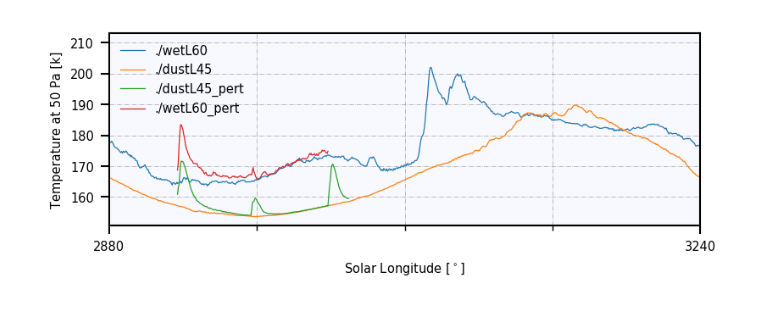
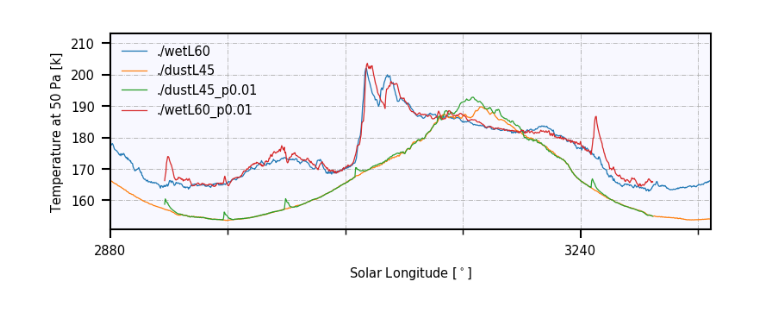
Before and after one commit to sokvisal/marswrf, a Jupyter notebook: model_comparison.ipynb, the cells around one changed output. Cells and saved outputs as stored; diff of their text form; code cells hidden in the pictures.

```diff
--- a/model_comparison.ipynb
+++ b/model_comparison.ipynb
@@ -69,48 +47,52 @@ major_ticks = np.arange(0, 360*10, 360)
 
 def yearly_ls(ls):
     idx = np.where(ls==360)[0]
-    print (idx)
     counter = 1
     for i in np.arange(idx.size-1):
         ls[idx[i]:idx[i+1]] += counter*360
         ls[idx[i]] -= 360
         counter += 1
-    ls[idx[i+1]:] += counter*360
-    ls[idx[i+1]] -= 360
+    if idx.size == 1:
+        i = 0
+        ls[idx[i]:] += counter*360
+        ls[idx[i]] -= 360
+    else:
+        ls[idx[i+1]:] += counter*360
+        ls[idx[i+1]] -= 360
     return ls
 
 # wet data
-filedir = './wetL60_test.nc'
-data = Dataset(filedir,'r')
+filedir_d = './wetL60_test.nc'
+data = Dataset(filedir_d,'r')
 psfcwet = data.variables['PSFC'][:][:,17:20].mean(axis=2).mean(axis=1)
-twet = data.variables['T'][:][:,25:30].mean(axis=1)
+twet = data.variables['T50Pa'][:][:,17:20].mean(axis=2).mean(axis=1)
 ls = data.variables['LS'][:]
 ls = yearly_ls(ls)
 
 # dust data
-filedir = './dustL45_test.nc'
-data = Dataset(filedir,'r')
+filedir_w = './dustL45_test.nc'
+data = Dataset(filedir_w,'r')
 psfcdust = data.variables['PSFC'][:][:,17:20].mean(axis=2).mean(axis=1)
-tdust = data.variables['T'][:][:,25:30].mean(axis=1)
+tdust = data.variables['T50Pa'][:][:,17:20].mean(axis=2).mean(axis=1)
 lsdust = data.variables['LS'][:]
 lsdust = yearly_ls(lsdust)
 
 # dust perturbation high res scale
-filedir = './dustL45_p0.015.nc'
-data = Dataset(filedir,'r')
+filedir_dp = './dustL45_p0.01.nc'
+data = Dataset(filedir_dp,'r')
 psfcdustp = data.variables['PSFC'][:][:,17:20].mean(axis=2).mean(axis=1)
-tdustp = data.variables['T'][:][:,25:30].mean(axis=1)
-lsdustp = data.variables['LS'][:] + 2880
-# lsdustp = yearly_ls(lsdustp)
+tdustp = data.variables['T50Pa'][:][:,17:20].mean(axis=2).mean(axis=1)
+lsdustp = data.variables['LS'][:]
+lsdustp = yearly_ls(lsdustp) + 2880
 
 
 # dust perturbation high res scale
-filedir = './wetL60_p0.015.nc'
-data = Dataset(filedir,'r')
+filedir_wp = './wetL60_p0.01.nc'
+data = Dataset(filedir_wp,'r')
 psfcwetp = data.variables['PSFC'][:][:,17:20].mean(axis=2).mean(axis=1)
-twetp = data.variables['T'][:][:,25:30].mean(axis=1)
-lswetp = data.variables['LS'][:] + 2880
-# lswetp = yearly_ls(lswetp)
+twetp = data.variables['T50Pa'][:][:,17:20].mean(axis=2).mean(axis=1)
+lswetp = data.variables['LS'][:]
+lswetp = yearly_ls(lswetp) + 2880
 
 
 # print (np.where(lsdust==lsdustp[0]), 'test')
@@ -118,29 +100,65 @@ lswetp = data.variables['LS'][:] + 2880
 
 full_arr = 2000
 fig, ax = plt.subplots(figsize=(6,2))
-plot(ls[:], psfcwet[:], label='./wetL60')
-plot(lsdust[:], psfcdust, label='./dustL45')
-plot(lsdustp[:],psfcdustp, label='./dustL45_pert')
-plot(lswetp[:],psfcwetp, label='./wetL60_pert')
+plot(ls[:], psfcwet[:], label=filedir_d.replace('_test.nc',''))
+plot(lsdust[:], psfcdust, label=filedir_w.replace('_test.nc',''))
+plot(lsdustp[:],psfcdustp, label=filedir_dp.replace('.nc',''))
+plot(lswetp[:],psfcwetp, label=filedir_wp.replace('.nc',''))
 ylabel('PSFC [Pa]')
 xlabel('Solar Longitude [$^\circ$]')
 xticks(major_ticks)
-xlim([2880,3240])
+xlim([2880,3340])
 ax.xaxis.set_minor_locator(AutoMinorLocator(4))
 ax.grid(True, which='both')
 ylim([675,475])
 legend()
 
 fig, ax = plt.subplots(figsize=(6,2))
-plot(ls[:], twet[:], label='./wetL60')
-plot(lsdust[:],tdust, label='./dustL45')
-plot(lsdustp[:],tdustp, label='./dustL45_pert')
-plot(lswetp[:],twetp, label='./wetL60_pert')
+plot(ls[:], twet[:], label=filedir_d.replace('_test.nc',''))
+plot(lsdust[:],tdust, label=filedir_w.replace('_test.nc',''))
+plot(lsdustp[:],tdustp, label=filedir_dp.replace('.nc',''))
+plot(lswetp[:],twetp, label=filedir_wp.replace('.nc',''))
 ylabel('Temperature at 50 Pa [k]')
 xlabel('Solar Longitude [$^\circ$]')
 xticks(major_ticks)
-xlim([2880,3240])
+xlim([2880,3340])
 ax.xaxis.set_minor_locator(AutoMinorLocator(4))
 ax.grid(True, which='both')
 legend()
+
+def rmsTimeseries(rawfiledir, pertfiledir, pert):
+
+    data = Dataset(rawfiledir,'r')
+    ls = data.variables['LS'][:]
+    ls = yearly_ls(ls)
+    tsk = data.variables['T50Pa'][:]#[:,17:20].mean(axis=2).mean(axis=1)
+#     psfc = data.variables['PSFC'][:]
+#     zmT = data.variables['T'][:][:,25:30].mean(axis=1)
+
+    data = Dataset(pertfiledir,'r')
+    lsp = data.variables['LS'][:]
+    lsp = yearly_ls(lsp) + 2880
+    tskp = data.variables['T50Pa'][:]#[:,17:20].mean(axis=2).mean(axis=1)
+#     psfcp = data.variables['PSFC'][:]
+#     zmTp = data.variables['T'][:][:,25:30].mean(axis=1)
+
+    idx = np.where(ls==lsp[0])[0][0]
+    idx2 = np.where(ls==lsp[-1])[0][0]
+
+    tsk = tsk[idx:idx2+1]
+    equatorial_rms = np.sqrt(np.abs(tsk**2-tskp**2))[:,17:20].mean(axis=2).mean(axis=1)
+
+    plot(lsp, equatorial_rms, label=pertfiledir.replace('.nc',''))
+    title("RMS Difference @Equatorial @50Pa")
+    ylabel("Temperature [k]")
+    xlabel("Solar Longitude [$^\circ$]")
+    legend()
+
+fig, ax = plt.subplots(figsize=(4,2))
+rmsTimeseries('./dustL45_test.nc', './dustL45_p0.015.nc', "0.01")
+rmsTimeseries('./wetL60_test.nc', './wetL60_p0.015.nc', "0.015")
+
+fig, ax = plt.subplots(figsize=(4,2))
+rmsTimeseries('./dustL45_test.nc', './dustL45_p0.01.nc', "0.01")
+rmsTimeseries('./wetL60_test.nc', './wetL60_p0.01.nc', "0.015")
 # %% [output]
@@ -151 +166 @@ legend()
-[figure, old version]
+[figure, new version]
```
Also changed, not shown: parts of 8 cells of this notebook.
